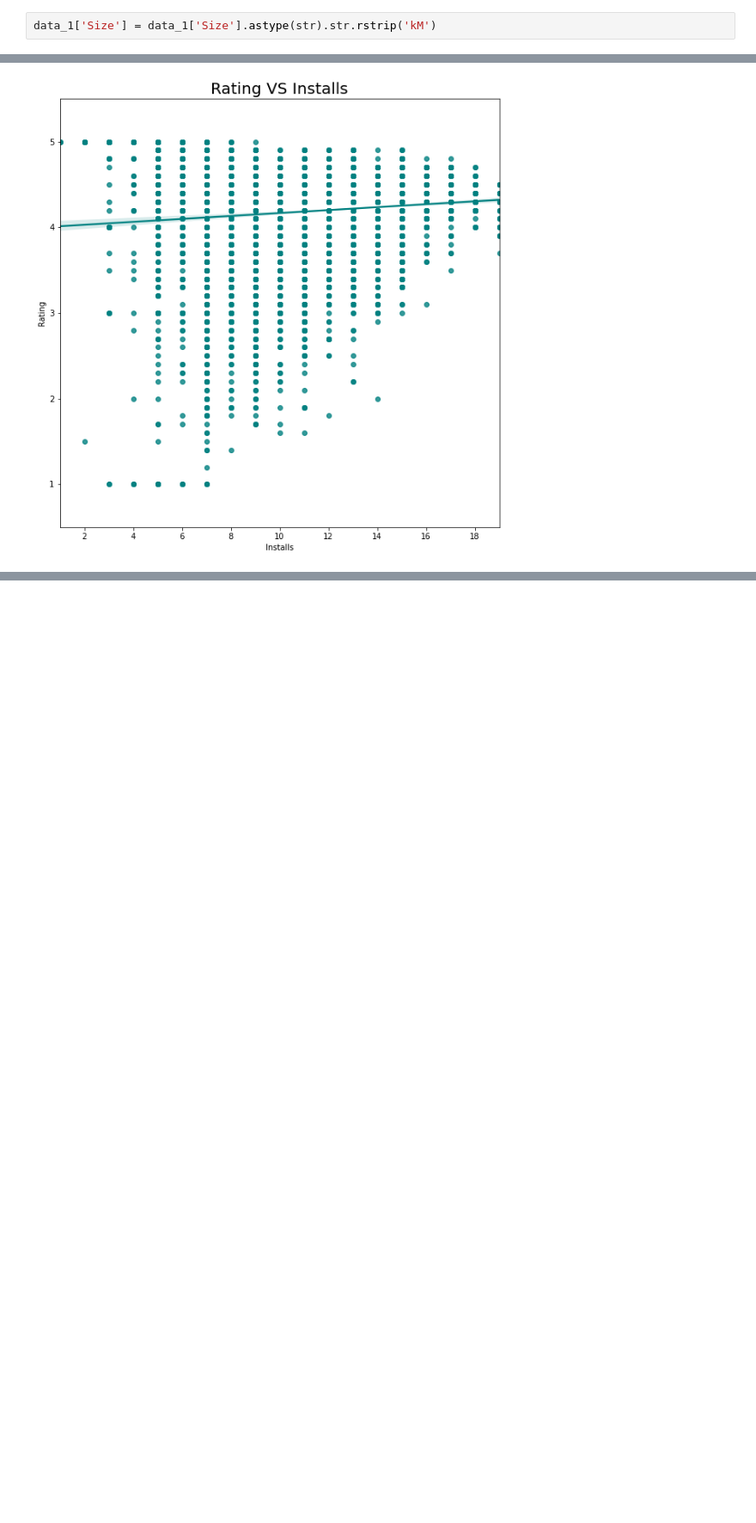
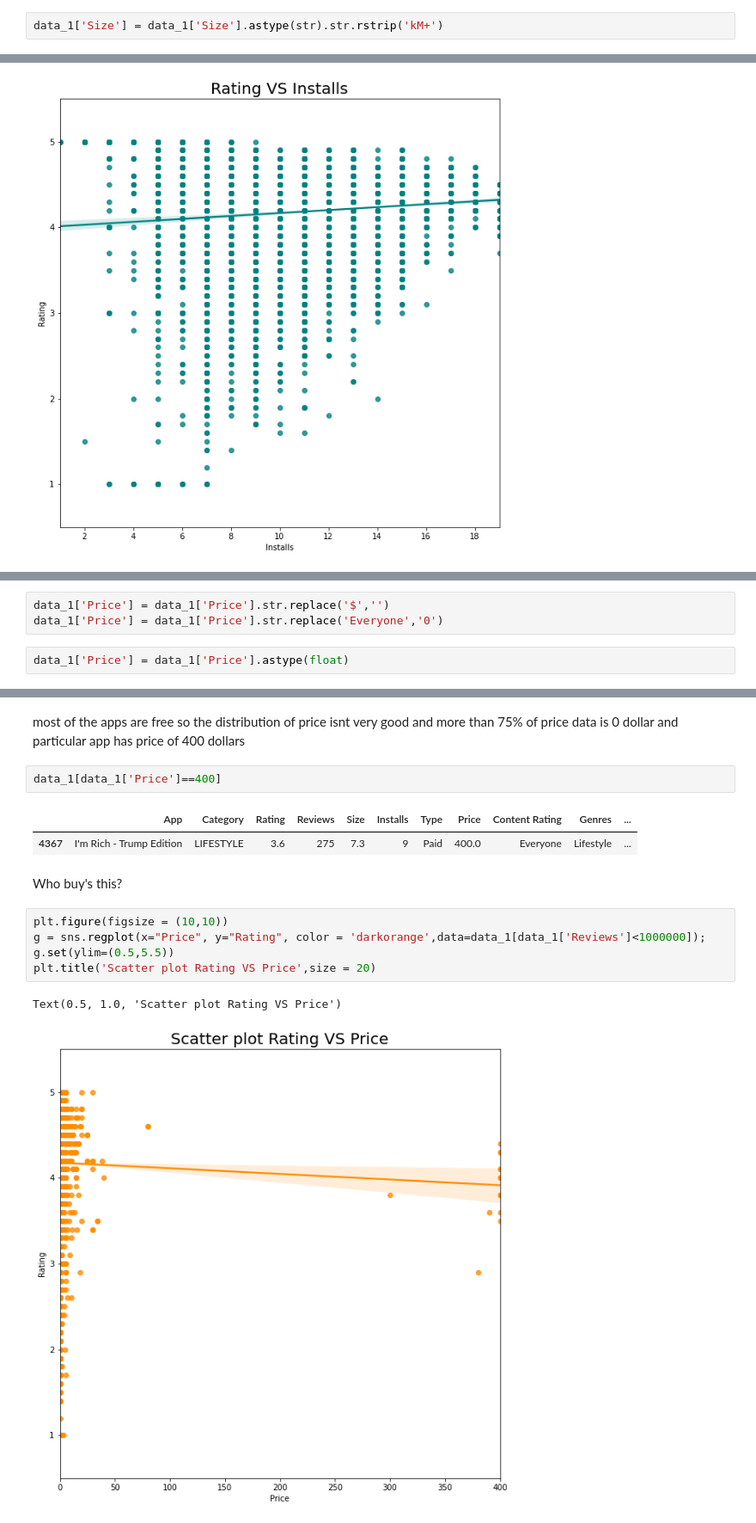
Before and after one commit to Shaheer-Imam/Data-Science, a Jupyter notebook: EDA/Google play apps EDA.ipynb, the cells around one changed output, grey strips where cells are left out. Shown at 86% size. Saved outputs shown, nothing was run; the diff lists cells and outputs as text; blank space fills up the shorter version.

Commit message:
Price column analysis finished

```diff
--- a/EDA/Google play apps EDA.ipynb
+++ b/EDA/Google play apps EDA.ipynb
@@ -414,7 +414,7 @@ len(data_1['Size']=='Varies with device')
 # %%
 data_1['Size'].replace('Varies with device',np.nan,inplace=True)
 # %%
-data_1['Size'] = data_1['Size'].astype(str).str.rstrip('kM')
+data_1['Size'] = data_1['Size'].astype(str).str.rstrip('kM+')
 # %%
 data_1['Size'] = data_1['Size'].str.replace(',','')
 # %%
@@ -489,0 +507,5 @@ Text(0.5, 1.0, 'Rating VS Installs')
+# %%
+data_1['Price'] = data_1['Price'].str.replace('$','')
+data_1['Price'] = data_1['Price'].str.replace('Everyone','0')
+# %%
+data_1['Price'] = data_1['Price'].astype(float)
@@ -489,0 +524,18 @@ Text(0.5, 1.0, 'Rating VS Installs')
+# %% [markdown]
+most of the apps are free so the distribution of price isnt very good and more than 75% of price data is 0 dollar
+and particular app has price of 400 dollars
+# %%
+data_1[data_1['Price']==400]
+# %% [output]
+|  | App | Category | Rating | Reviews | Size | Installs | Type | Price | Content Rating | Genres | ... |
+| 4367 | I'm Rich - Trump Edition | LIFESTYLE | 3.6 | 275 | 7.3 | 9 | Paid | 400.0 | Everyone | Lifestyle | ... |
+# %% [markdown]
+Who buy's this?
+# %%
+plt.figure(figsize = (10,10))
+g = sns.regplot(x="Price", y="Rating", color = 'darkorange',data=data_1[data_1['Reviews']<1000000]);
+g.set(ylim=(0.5,5.5))
+plt.title('Scatter plot Rating VS Price',size = 20)
+# %% [output]
+Text(0.5, 1.0, 'Scatter plot Rating VS Price')
+[figure, added]
```
Also changed, not shown: parts of 3 cells of this notebook.
